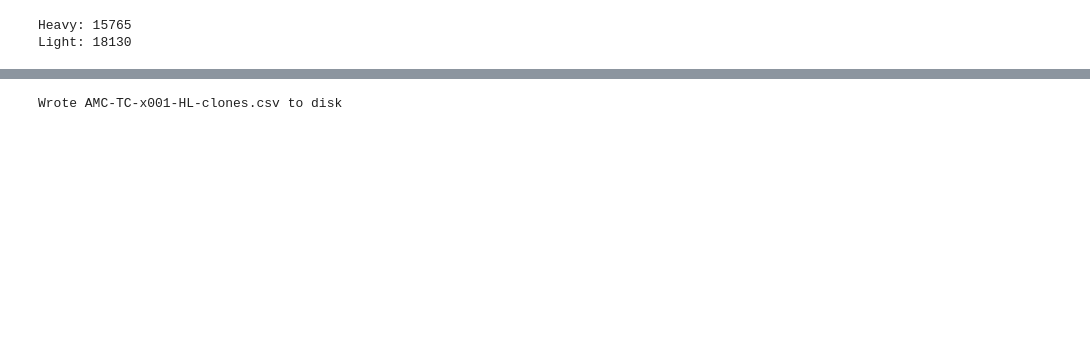
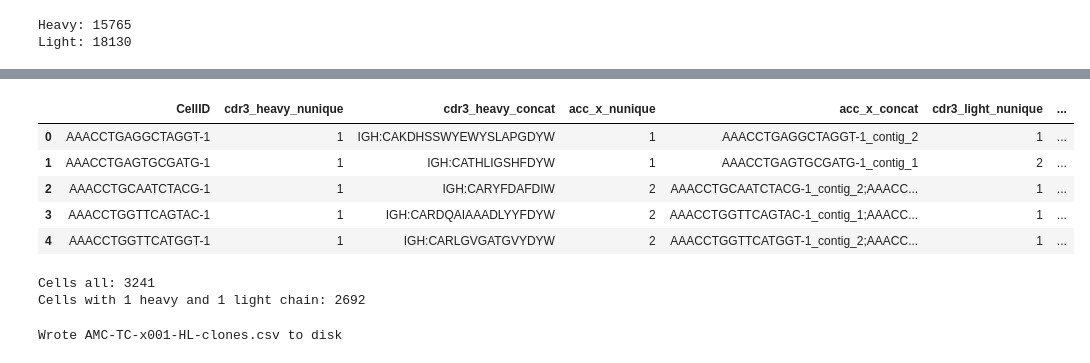
Before and after one commit to EDS-Bioinformatics-Laboratory/reseda, a Jupyter notebook: NOTEBOOKS/MergeHeavyLight.ipynb, the cells around one changed output, grey strips where cells are left out. Cells and saved outputs as stored; diff of their text form; code cells hidden in the pictures; blank space fills up the shorter version.

```diff
--- a/NOTEBOOKS/MergeHeavyLight.ipynb
+++ b/NOTEBOOKS/MergeHeavyLight.ipynb
@@ -67,4 +122,0 @@ df_HL.head()
-# %%
-# Create short version of the CDR3's
-df_HL["cdr3pep_heavy"] = [x[:-7] for x in df_HL["cdr3pep_x"]]
-df_HL["cdr3pep_light"] = [x[:-1] for x in df_HL["cdr3pep_y"]]
@@ -75,3 +123,7 @@ df_HL_clones = df_HL_clones.sort_values(by="freq", ascending=False)
+# %%
+f = lambda x: ";".join(list(set(x)))
+df_HL_clones = df_HL.groupby("CellID").agg(["nunique", f])
+df_HL_clones = df_HL_clones.reset_index()
 # %%
 df_HL_clones.head(50)
 # %% [output]
@@ -95 +148,19 @@ df_HL_clones.head(50)
+# %%
+df_HL_clones = df_HL_clones.rename(columns={'<lambda>': 'concat'})
+df_HL_clones.columns = ["_".join(x) for x in df_HL_clones.columns] # flatten levels
+df_HL_clones = df_HL_clones.rename(columns={'CellID_': 'CellID'})
+df_HL_clones.head()
+# %% [output]
+|  | CellID | cdr3_heavy_nunique | cdr3_heavy_concat | acc_x_nunique | acc_x_concat | cdr3_light_nunique | ... |
+| 0 | AAACCTGAGGCTAGGT-1 | 1 | IGH:CAKDHSSWYEWYSLAPGDYW | 1 | AAACCTGAGGCTAGGT-1_contig_2 | 1 | ... |
+| 1 | AAACCTGAGTGCGATG-1 | 1 | IGH:CATHLIGSHFDYW | 1 | AAACCTGAGTGCGATG-1_contig_1 | 2 | ... |
+| 2 | AAACCTGCAATCTACG-1 | 1 | IGH:CARYFDAFDIW | 2 | AAACCTGCAATCTACG-1_contig_2;AAACC... | 1 | ... |
+| 3 | AAACCTGGTTCAGTAC-1 | 1 | IGH:CARDQAIAAADLYYFDYW | 2 | AAACCTGGTTCAGTAC-1_contig_1;AAACC... | 1 | ... |
+| 4 | AAACCTGGTTCATGGT-1 | 1 | IGH:CARLGVGATGVYDYW | 2 | AAACCTGGTTCATGGT-1_contig_2;AAACC... | 1 | ... |
+# %%
+print("Cells all:", len(df_HL_clones))
+print("Cells with 1 heavy and 1 light chain:", len(df_HL_clones[(df_HL_clones['cdr3_heavy_nunique'] == 1) & (df_HL_clones['cdr3_light_nunique'] == 1)]))
+# %% [output]
+Cells all: 3241
+Cells with 1 heavy and 1 light chain: 2692
 # %%
```
Also changed, not shown: parts of 14 cells of this notebook.
